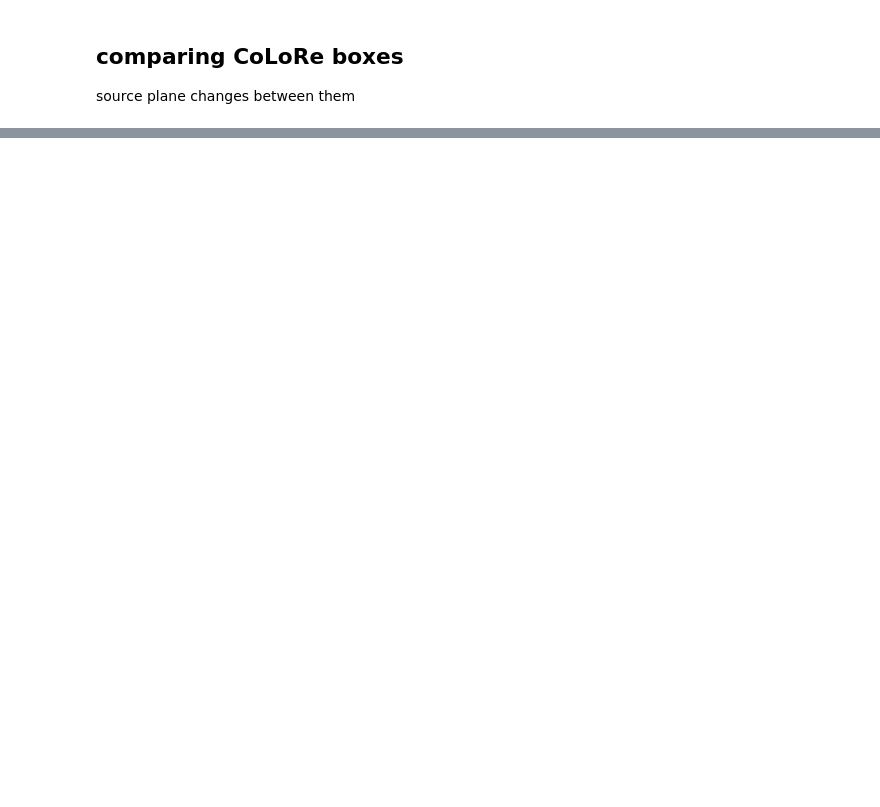
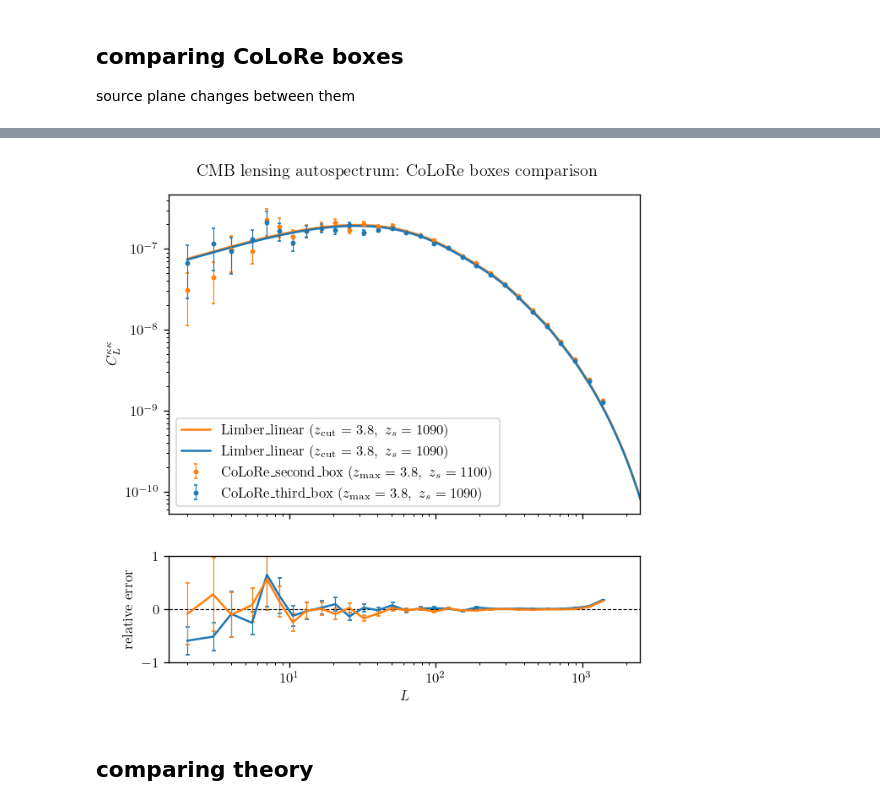
Before and after one commit to dljarque/LSST_CMBlensing_forecast, a Jupyter notebook: notebooks/cmb_lensing_auto.ipynb, the cells around one changed output, grey strips where cells are left out. Saved outputs shown, nothing was run; the diff lists cells and outputs as text; code cells hidden in the pictures; blank space fills up the shorter version.

```diff
--- a/notebooks/cmb_lensing_auto.ipynb
+++ b/notebooks/cmb_lensing_auto.ipynb
@@ -271,8 +319,16 @@ SyntaxError: expected ':' (983043216.py, line 1)
 # %%
-first_test_box_cls_log = np.load(f'../data/first_test_box/cl_kk_log.npz')
-second_test_box_cls_log = np.load(f'../data/second_test_box/cl_kk_log.npz')
-third_test_box_cls_log = np.load(f'../data/third_test_box/cl_kk_log.npz')
-ells_colore, cl_kk_colore_box1, err_tt_box1 = first_test_box_cls_log['ells'], first_test_box_cls_log['cls'], first_test_box_cls_log['err']
-ells_colore, cl_kk_colore_box2, err_tt_box2 = second_test_box_cls_log['ells'], second_test_box_cls_log['cls'], second_test_box_cls_log['err']
-ells_colore, cl_kk_colore_box3, err_tt_box3 = third_test_box_cls_log['ells'], third_test_box_cls_log['cls'], third_test_box_cls_log['err']
+ells_colore, cl_kk_colore_box1, err_tt_box1 = get_colore_cls('../data/first_test_box/cl_kk_log.npz')
+ells_colore, cl_kk_colore_box2, err_tt_box2 = get_colore_cls('../data/second_test_box/cl_kk_log.npz')
+ells_colore, cl_kk_colore_box3, err_tt_box3 = get_colore_cls('../data/third_test_box/cl_kk_log.npz')
 nbins = ells_colore.size
+
+# filter out NaN values which may arise from empty bins in the rebinning process
+mask = np.isfinite(ells_colore)
+ells_colore = ells_colore[mask]
+cl_kk_colore_box1, err_tt_box1 = [array[mask] for array in [cl_kk_colore_box1, err_tt_box1]]
+cl_kk_colore_box2, err_tt_box2 = [array[mask] for array in [cl_kk_colore_box2, err_tt_box2]]
+cl_kk_colore_box3, err_tt_box3 = [array[mask] for array in [cl_kk_colore_box3, err_tt_box3]]
+
+# determine the lmin and lmax from the Colore data to ensure consistent binning for residuals
+lmin_colore = lmin
+lmax_colore = np.load(f'../data/first_test_box/cl_kk.npz')['ells'].max()
@@ -472,0 +489,8 @@ plt.show()
+# %%
+plot_compare_boxes(ells_colore, cl_kk_colore_box2, cl_kk_colore_box3, err_tt_box2, err_tt_box3,
+                   ells, cl_kk_lin_zmax_zs_box2, cl_kk_lin_zmax_zs_box3, cl_kk_lin_zmax_zs_box2_rebin, cl_kk_lin_zmax_zs_box3_rebin,
+                   z_max, z_out_box2, z_out_box3, z_star_box2, z_star_box3, box_label1='second_box', box_label2='third_box')
+# %% [output]
+[figure, added]
+# %% [markdown]
+## comparing theory
```
Also changed, not shown: parts of 22 cells of this notebook, 12 other files.
